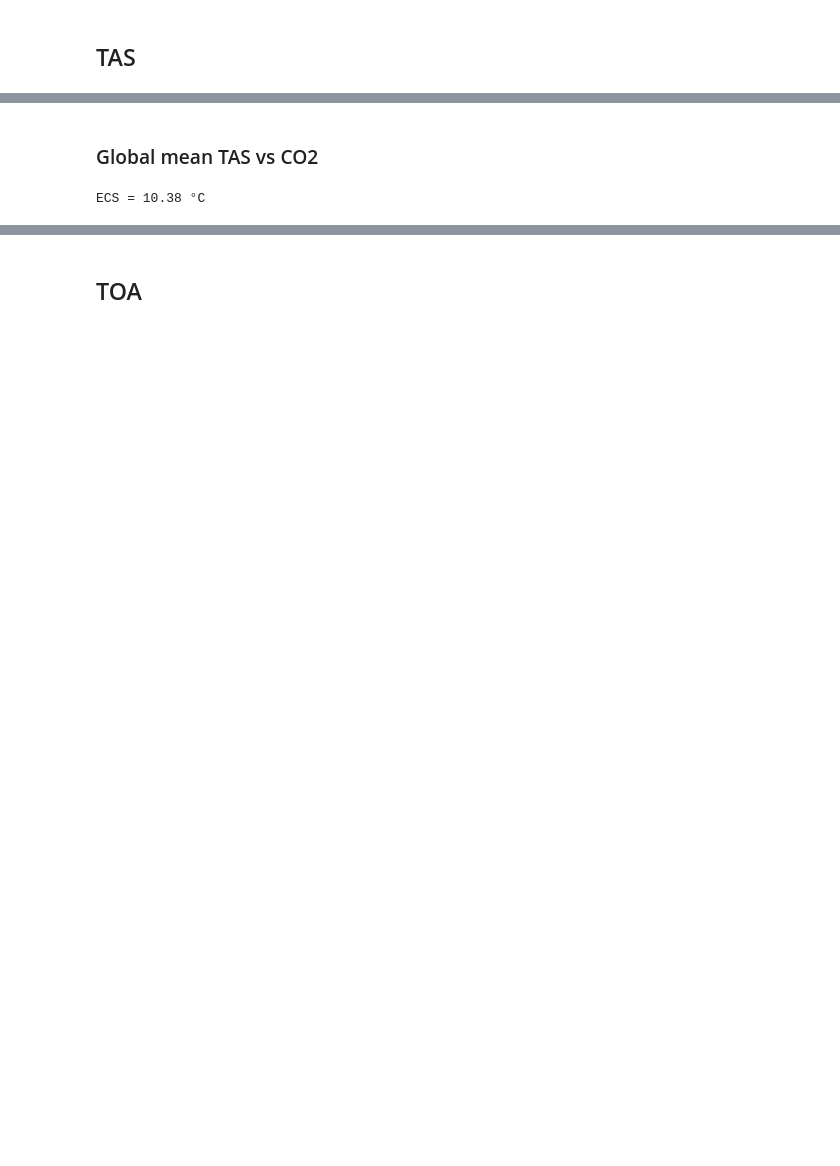
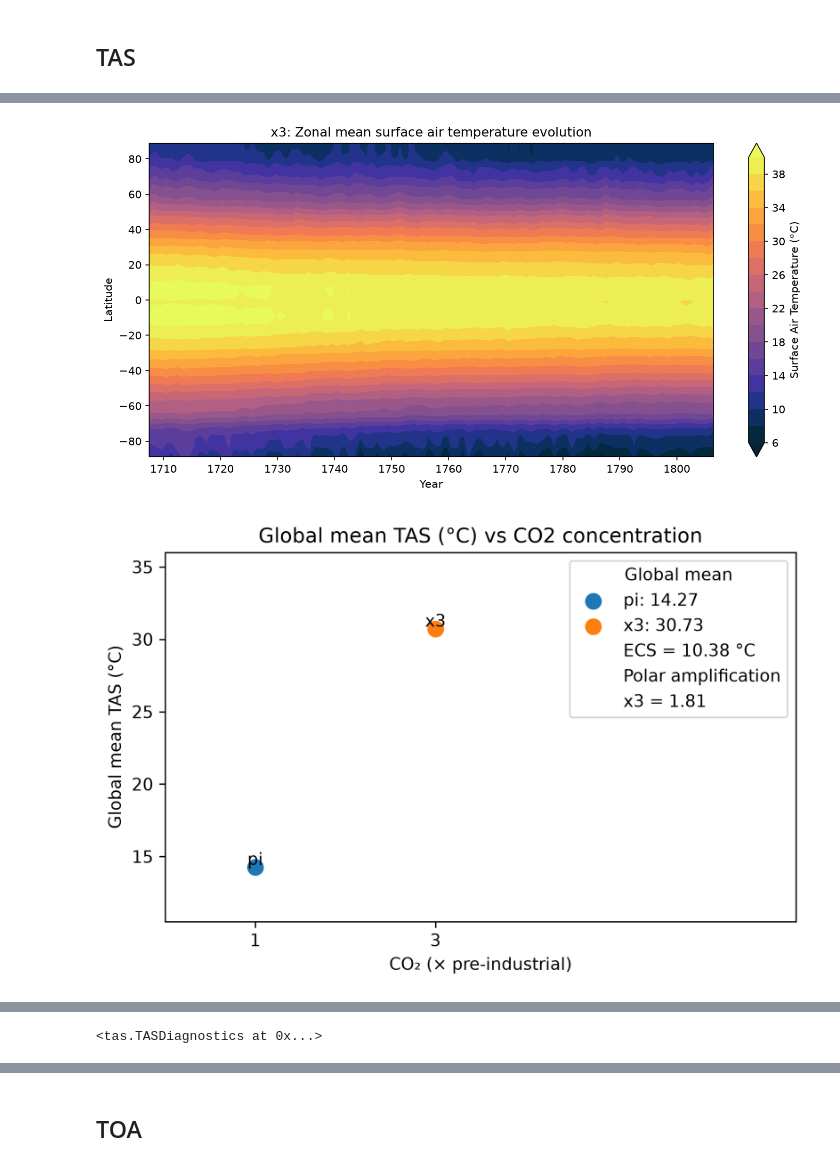
Before and after one commit to renatacoppo/eoctools, a Jupyter notebook: eoctools/data_analysis/da_new.ipynb, the cells around one changed output, grey strips where cells are left out. Saved outputs shown, nothing was run; the diff lists cells and outputs as text; code cells hidden in the pictures; blank space fills up the shorter version.

Commit message:
created a new class Diagnostics, and a class for each variable (tas, pr, toa, tos, sos).

```diff
--- a/eoctools/data_analysis/data-analysis-new.ipynb
+++ b/eoctools/data_analysis/da_new.ipynb
@@ -84,0 +3,6 @@ co2_levels = {
+# %%
+# ==========================================================
+# Load configuration and data
+# ==========================================================
+
+diag = Diagnostics("config_diag.yml")
@@ -162,2 +32,0 @@ polar_amp = {
-# %% [markdown]
-### Global mean TAS vs CO2
@@ -170,10 +32,0 @@ tas_global_mean = {
-# %%
-# Equilibrium Climate Sensitivity, over all experiments
-ECS = calculate_ecs(
-    tas_global_mean,
-    co2_levels
-)
-
-print(f"ECS = {ECS:.2f} °C")
-# %% [output]
-ECS = 10.38 °C
@@ -185,0 +33,10 @@ tas_ts = {
+# %%
+# ==========================================================
+# TAS diagnostics
+# ==========================================================
+
+diag.tas.run(
+    plot=True,
+    plot_experiment="x3"
+)
+# %% [output]
@@ -185,0 +47,2 @@ tas_ts = {
+[figure, added]
+[figure, added]
@@ -185,0 +50 @@ tas_ts = {
+<tas.TASDiagnostics at 0x...>
```
Also changed, not shown: parts of 95 cells of this notebook, 10 other files.
